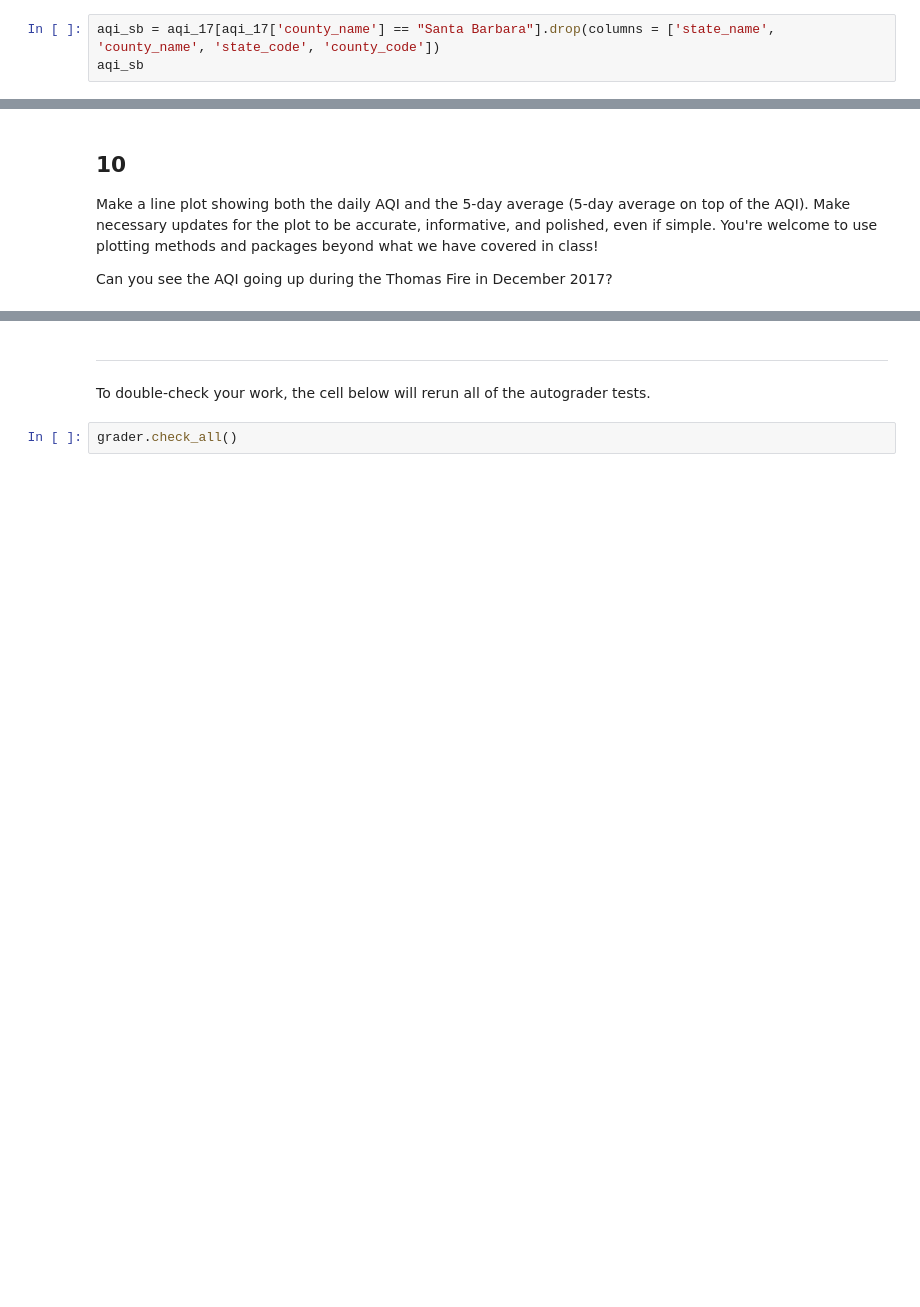
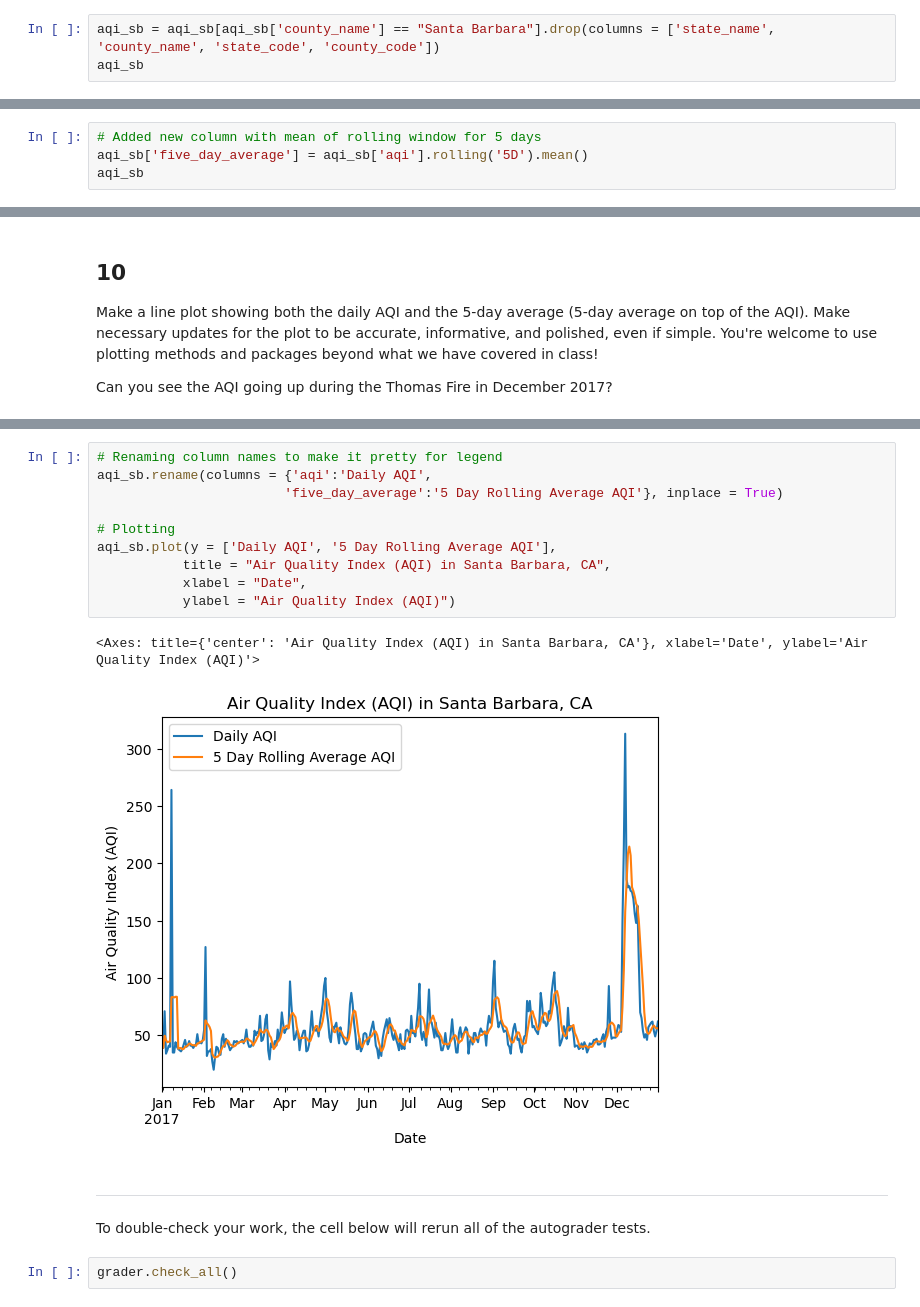
Before and after one commit to meganhessel/eds220-hwk2-Hessel, a Jupyter notebook: task3/hwk2-task3-aqi.ipynb, the cells around one changed output, grey strips where cells are left out. Drawn from its saved outputs; the diff is of its cells as text; blank space fills up the shorter version.

```diff
--- a/task3/hwk2-task3-aqi.ipynb
+++ b/task3/hwk2-task3-aqi.ipynb
@@ -228,6 +228,6 @@ b. Remove the `state_name`, `county_name`, `state_code` and `county_code` column
 
 Your dataframe should have the following columns in this order: `date`, `aqi`, `category`, `defining_parameter`, `defining_stie`, `number_of_sites_reporting`.
 # %%
-aqi_sb = aqi_17[aqi_17['county_name'] == "Santa Barbara"].drop(columns = ['state_name', 'county_name', 'state_code', 'county_code'])
+aqi_sb = aqi_sb[aqi_sb['county_name'] == "Santa Barbara"].drop(columns = ['state_name', 'county_name', 'state_code', 'county_code'])
 aqi_sb
 # %% [output]
@@ -335,0 +354,4 @@ aqi_sb
+# %%
+# Added new column with mean of rolling window for 5 days
+aqi_sb['five_day_average'] = aqi_sb['aqi'].rolling('5D').mean()
+aqi_sb
@@ -345,3 +417,16 @@ Can you see the AQI going up during the Thomas Fire in December 2017?
+# %%
+# Renaming column names to make it pretty for legend
+aqi_sb.rename(columns = {'aqi':'Daily AQI',
+                        'five_day_average':'5 Day Rolling Average AQI'}, inplace = True)
+
+# Plotting
+aqi_sb.plot(y = ['Daily AQI', '5 Day Rolling Average AQI'],
+           title = "Air Quality Index (AQI) in Santa Barbara, CA",
+           xlabel = "Date",
+           ylabel = "Air Quality Index (AQI)")
+# %% [output]
+<Axes: title={'center': 'Air Quality Index (AQI) in Santa Barbara, CA'}, xlabel='Date', ylabel='Air Quality Index (AQI)'>
+[figure, added]
 # %% [markdown]
 ---
 
```
Also changed, not shown: parts of 8 cells of this notebook.
